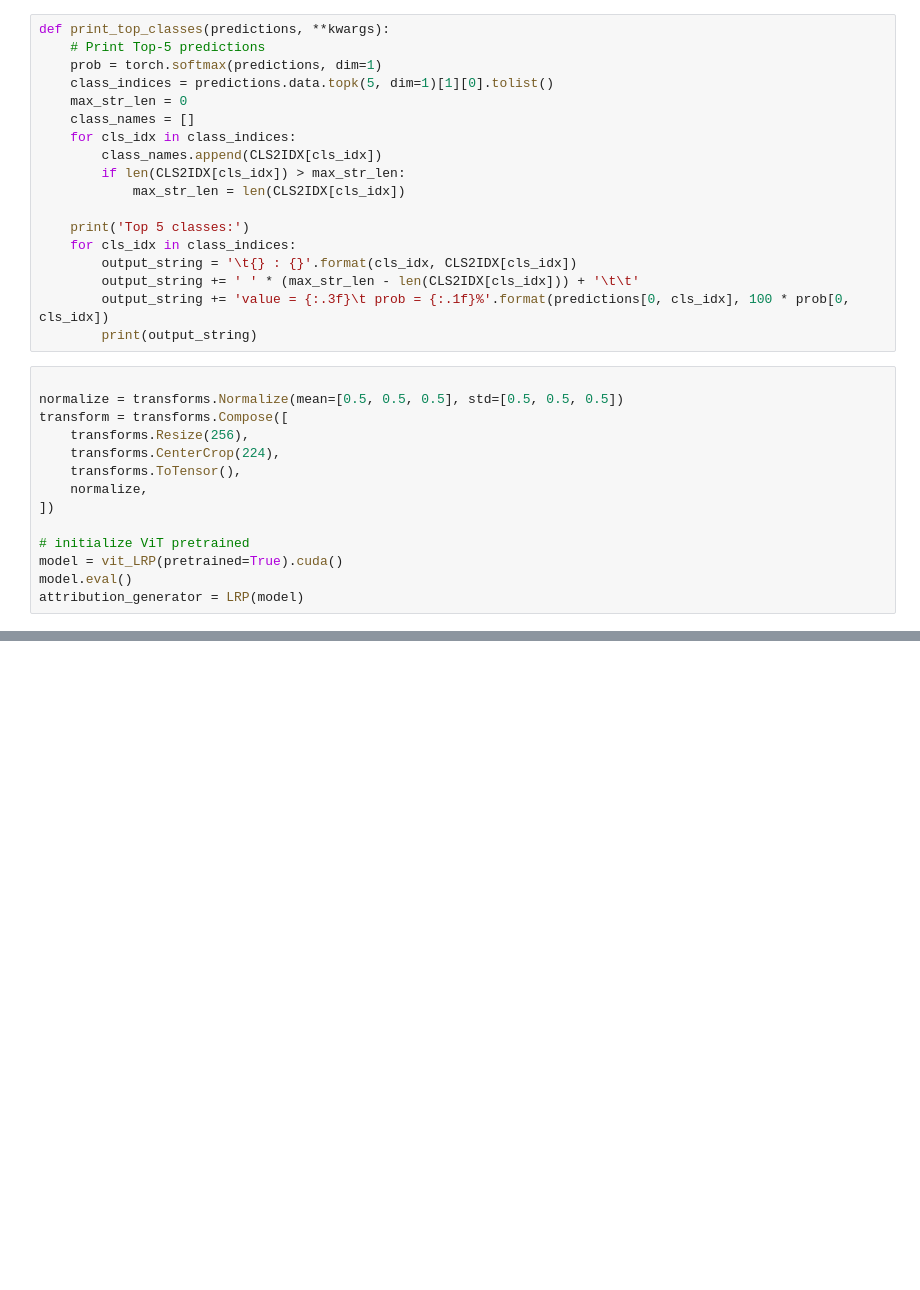
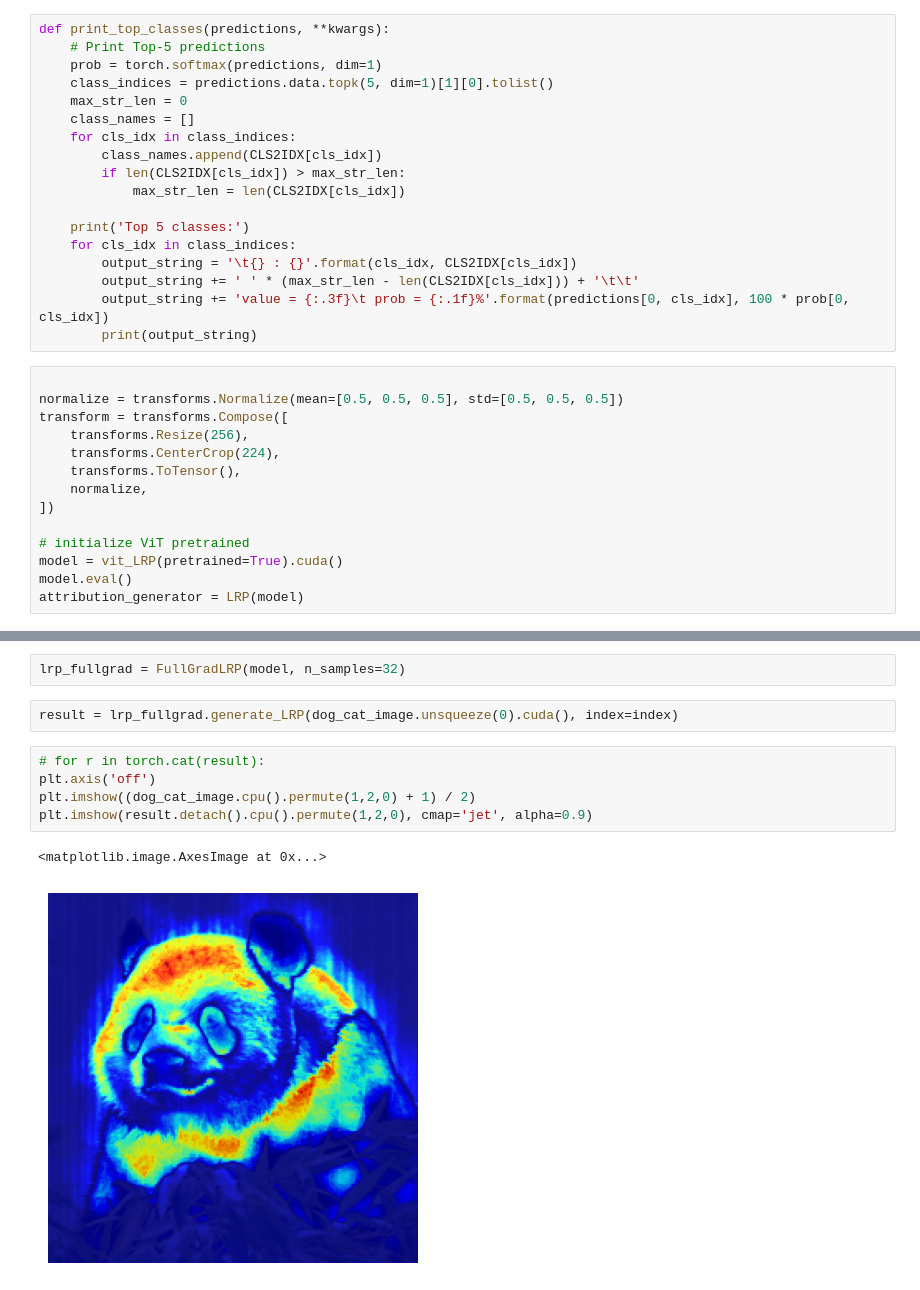
Before and after one commit to St0pien/rot-chefer, a Jupyter notebook: compare.ipynb, the cells around one changed output, grey strips where cells are left out. Cells and saved outputs as stored; diff of their text form; blank space fills up the shorter version.

```diff
--- a/compare.ipynb
+++ b/compare.ipynb
@@ -1087,0 +1088,12 @@ plt.imshow(full_cam.detach().cpu().permute(1,2,0), cmap='jet', alpha=0.5)
+# %%
+lrp_fullgrad = FullGradLRP(model, n_samples=32)
+# %%
+result = lrp_fullgrad.generate_LRP(dog_cat_image.unsqueeze(0).cuda(), index=index)
+# %%
+# for r in torch.cat(result):
+plt.axis('off')
+plt.imshow((dog_cat_image.cpu().permute(1,2,0) + 1) / 2)
+plt.imshow(result.detach().cpu().permute(1,2,0), cmap='jet', alpha=0.9)
+# %% [output]
+<matplotlib.image.AxesImage at 0x...>
+[figure, added]
```
Also changed, not shown: parts of 7 cells of this notebook, 3 other files.
